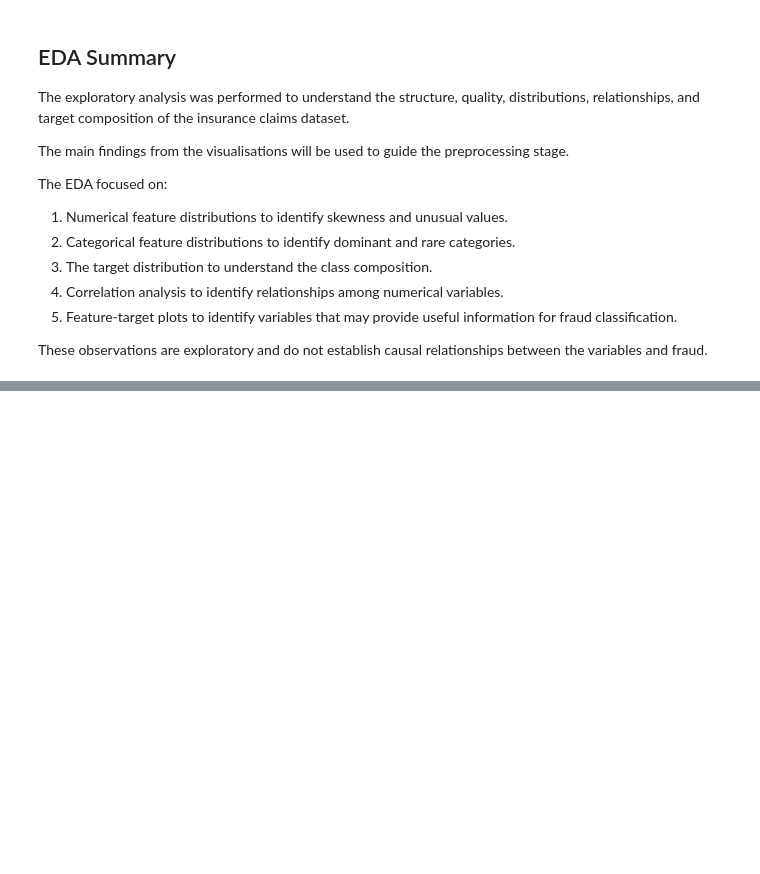
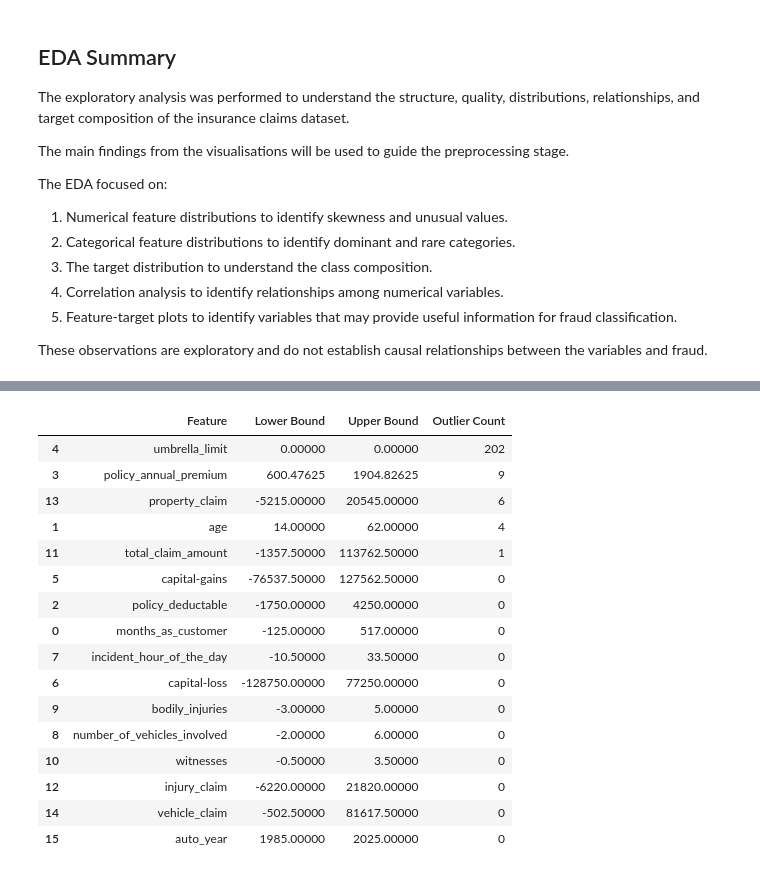
Before and after one commit to TejhashwiniCB/23CSE301-ML-Capstone, a Jupyter notebook: notebooks/classification.ipynb, the cells around one changed output, grey strips where cells are left out. Drawn from its saved outputs; the diff is of its cells as text; code cells hidden in the pictures; blank space fills up the shorter version.

```diff
--- a/notebooks/classification.ipynb
+++ b/notebooks/classification.ipynb
@@ -484,0 +494,5 @@ relationships between the variables and fraud.
+# %%
+if duplicate_count > 0:
+    df = df.drop_duplicates().reset_index(drop=True)
+
+print("Shape after duplicate handling:", df.shape)
@@ -484,0 +509,11 @@ relationships between the variables and fraud.
+# %%
+empty_columns = [
+    col for col in df.columns
+    if df[col].isna().all()
+]
+
+print("Completely empty columns:", empty_columns)
+
+df = df.drop(columns=empty_columns)
+
+print("Shape after removing empty columns:", df.shape)
@@ -484,0 +541,49 @@ relationships between the variables and fraud.
+# %%
+numeric_for_outlier_check = [
+    col for col in df.select_dtypes(include=np.number).columns
+    if col not in ["policy_number", "insured_zip"]
+]
+
+outlier_summary = []
+
+for col in numeric_for_outlier_check:
+    Q1 = df[col].quantile(0.25)
+    Q3 = df[col].quantile(0.75)
+    IQR = Q3 - Q1
+
+    lower_bound = Q1 - 1.5 * IQR
+    upper_bound = Q3 + 1.5 * IQR
+
+    count = ((df[col] < lower_bound) | (df[col] > upper_bound)).sum()
+
+    outlier_summary.append({
+        "Feature": col,
+        "Lower Bound": lower_bound,
+        "Upper Bound": upper_bound,
+        "Outlier Count": count
+    })
+
+outlier_summary = pd.DataFrame(outlier_summary)
+
+display(outlier_summary.sort_values(
+    "Outlier Count",
+    ascending=False
+))
+# %% [output]
+|  | Feature | Lower Bound | Upper Bound | Outlier Count |
+| 4 | umbrella_limit | 0.00000 | 0.00000 | 202 |
+| 3 | policy_annual_premium | 600.47625 | 1904.82625 | 9 |
+| 13 | property_claim | -5215.00000 | 20545.00000 | 6 |
+| 1 | age | 14.00000 | 62.00000 | 4 |
+| 11 | total_claim_amount | -1357.50000 | 113762.50000 | 1 |
+| 5 | capital-gains | -76537.50000 | 127562.50000 | 0 |
+| 2 | policy_deductable | -1750.00000 | 4250.00000 | 0 |
+| 0 | months_as_customer | -125.00000 | 517.00000 | 0 |
+| 7 | incident_hour_of_the_day | -10.50000 | 33.50000 | 0 |
+| 6 | capital-loss | -128750.00000 | 77250.00000 | 0 |
+| 9 | bodily_injuries | -3.00000 | 5.00000 | 0 |
+| 8 | number_of_vehicles_involved | -2.00000 | 6.00000 | 0 |
+| 10 | witnesses | -0.50000 | 3.50000 | 0 |
+| 12 | injury_claim | -6220.00000 | 21820.00000 | 0 |
+| 14 | vehicle_claim | -502.50000 | 81617.50000 | 0 |
+| 15 | auto_year | 1985.00000 | 2025.00000 | 0 |
```
Also changed, not shown: parts of 22 cells of this notebook.
